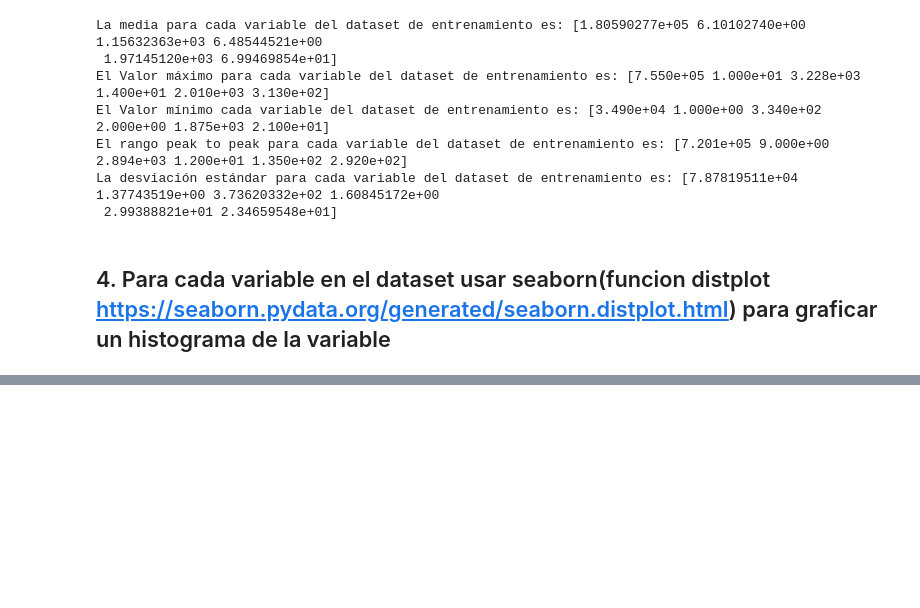
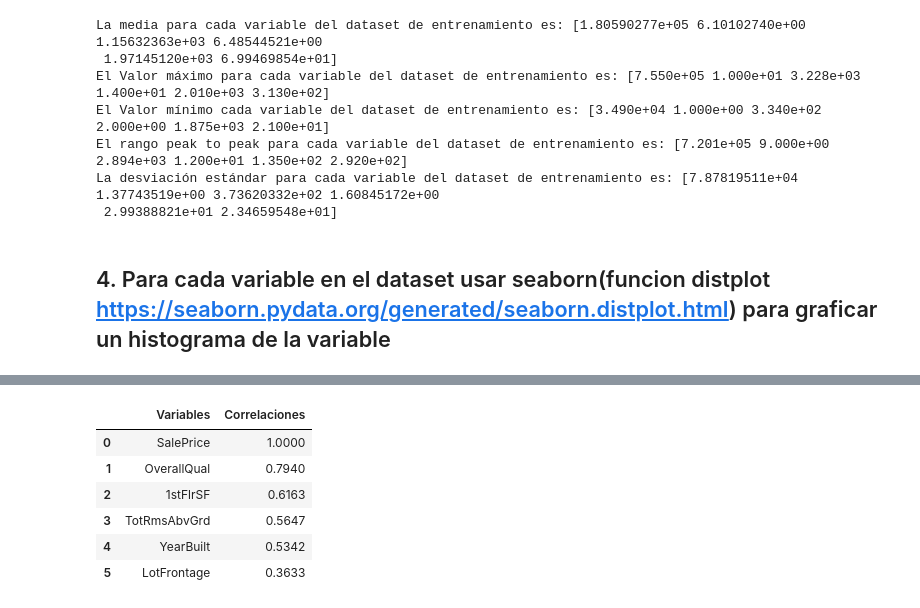
Before and after one commit to CarlosRisch/ProyectoRegresion, a Jupyter notebook: Proyecto1_RegresionLineal.ipynb, the cells around one changed output, grey strips where cells are left out. Cells and saved outputs as stored; diff of their text form; code cells hidden in the pictures; blank space fills up the shorter version.

```diff
--- a/Proyecto1_RegresionLineal.ipynb
+++ b/Proyecto1_RegresionLineal.ipynb
@@ -216,0 +274,12 @@ https://gist.github.com/mwaskom/de44147ed2974457ad6372750bbe5751
+# %%
+# Para determinar cuales son las variables con mayor prediccion, vamos a realizar un ordenamiento de mayor a menor
+df_valores = pd.DataFrame({'Variables': variables, 'Correlaciones': correlaciones})
+df_valores.sort_values(by='Correlaciones', ascending = False)
+# %% [output]
+|  | Variables | Correlaciones |
+| 0 | SalePrice | 1.0000 |
+| 1 | OverallQual | 0.7940 |
+| 2 | 1stFlrSF | 0.6163 |
+| 3 | TotRmsAbvGrd | 0.5647 |
+| 4 | YearBuilt | 0.5342 |
+| 5 | LotFrontage | 0.3633 |
```
Also changed, not shown: parts of 9 cells of this notebook, 2 other files.
